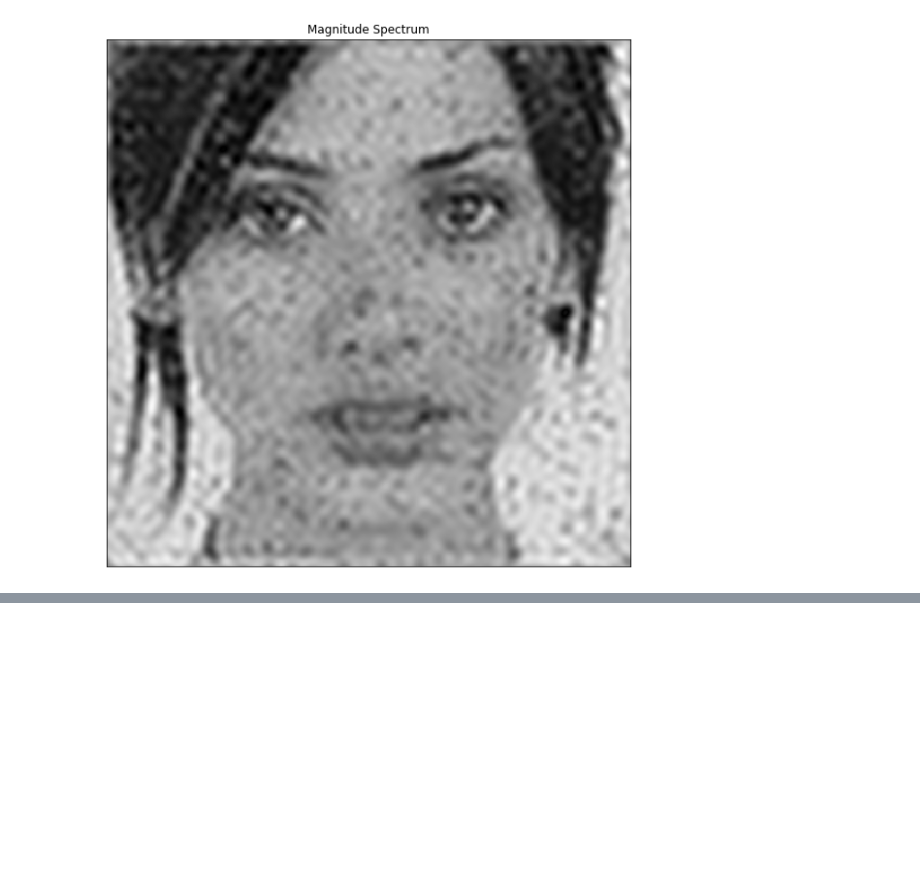
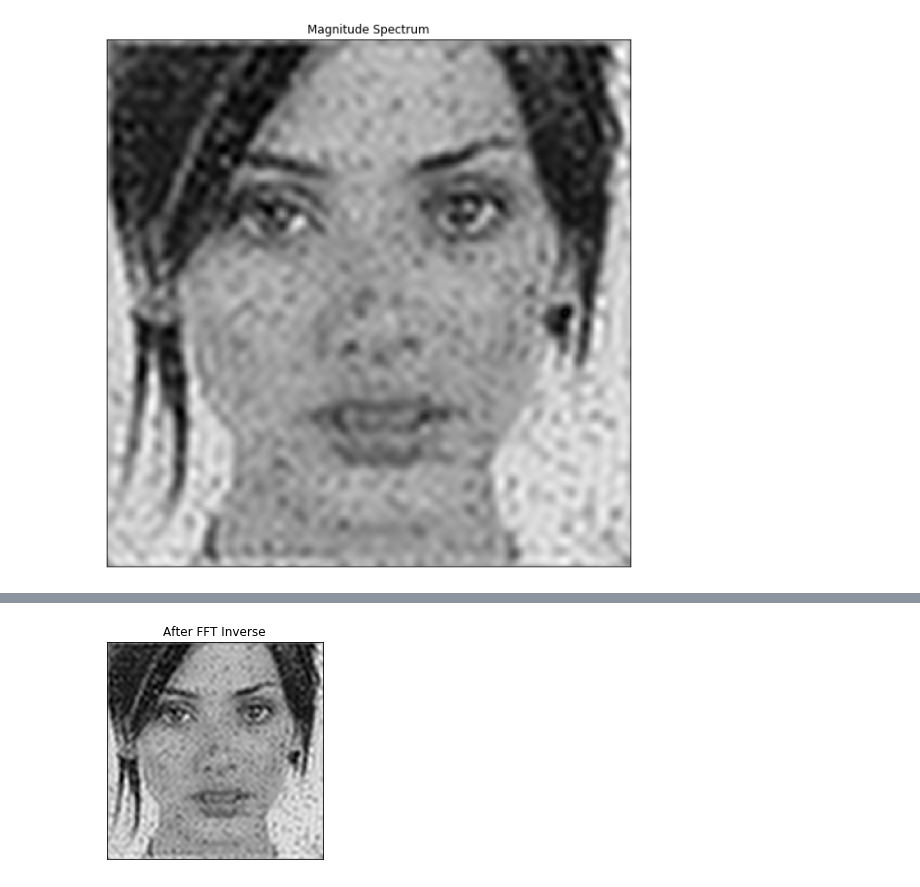
Before and after one commit to carvalheirafc/deep_learning_stuff, a Jupyter notebook: img_process/task4/question2.ipynb, the cells around one changed output, grey strips where cells are left out. Drawn from its saved outputs; the diff is of its cells as text; code cells hidden in the pictures; blank space fills up the shorter version.

```diff
--- a/img_process/task4/question2.ipynb
+++ b/img_process/task4/question2.ipynb
@@ -89,0 +100,11 @@ plt.show()
+# %%
+f_ishift = np.fft.ifftshift(fshift)
+img_back = cv2.idft(f_ishift)
+img_back = cv2.magnitude(img_back[:, :, 0], img_back[:, :, 1])
+
+plt.subplot()
+plt.imshow(img_back, cmap='gray')
+plt.title('After FFT Inverse'), plt.xticks([]), plt.yticks([])
+plt.show()
+# %% [output]
+[figure, added]
```
Also changed, not shown: parts of 1 cell of this notebook.
